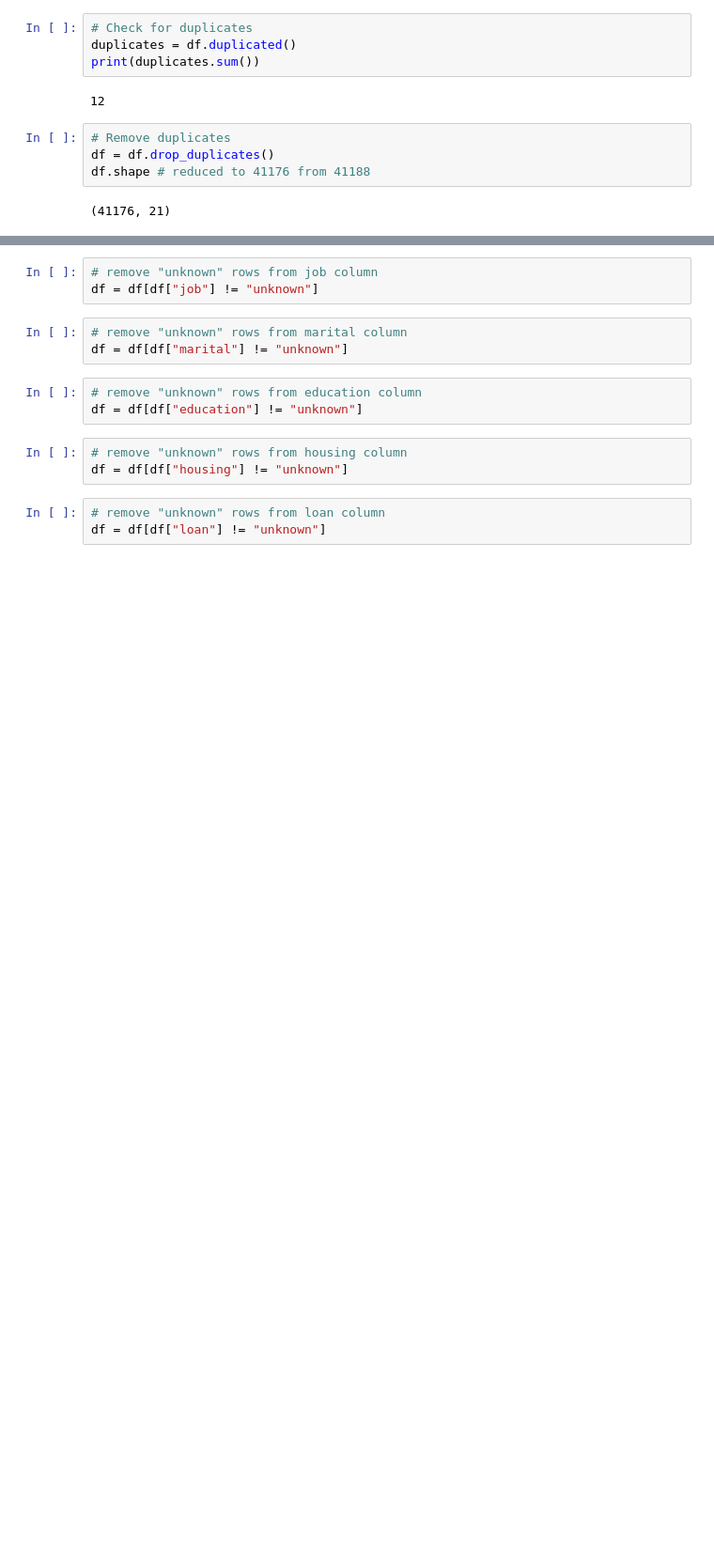
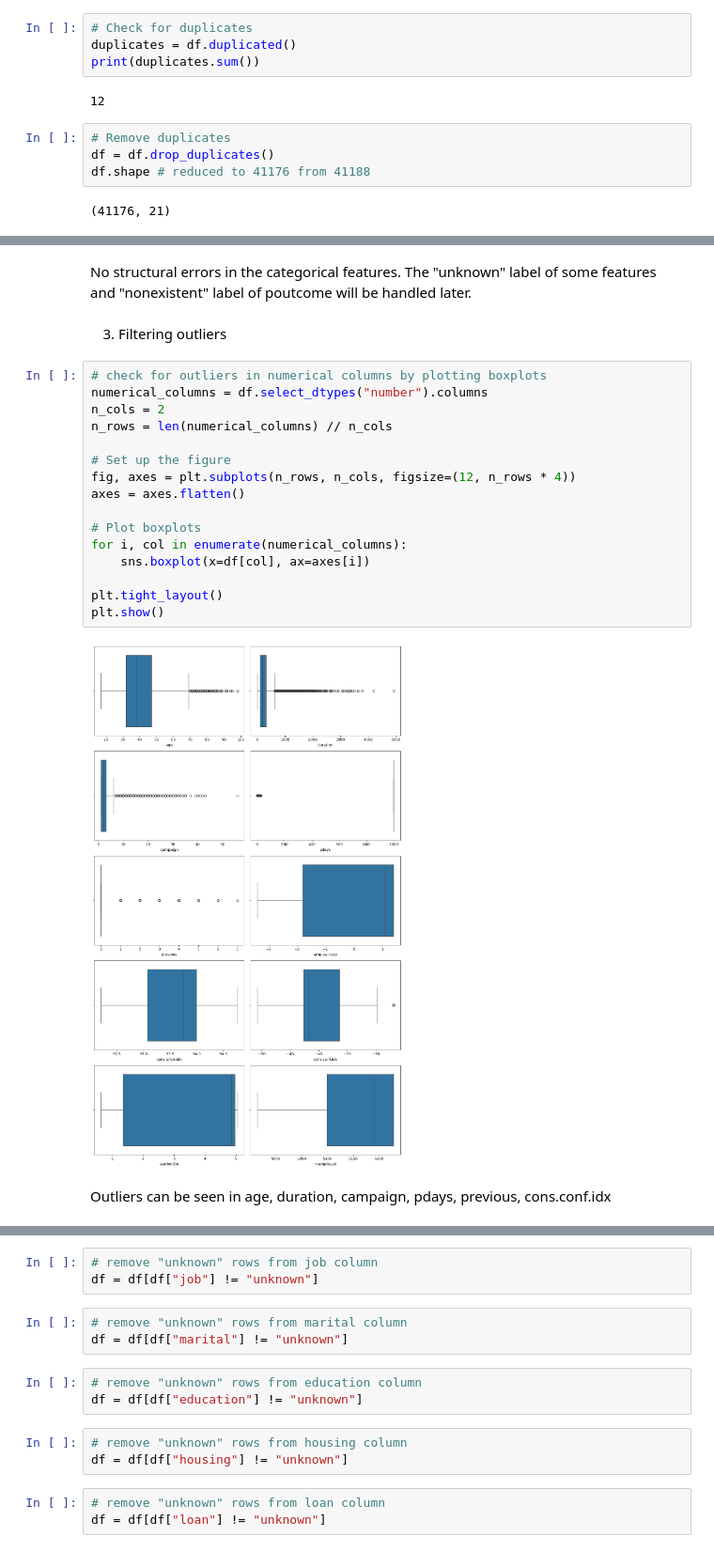
Before and after one commit to Chanidu-Edirisinghe/MachineLearningCW, a Jupyter notebook: RandomForest.ipynb, the cells around one changed output, grey strips where cells are left out. Shown at 94% size. Cells and saved outputs as stored; diff of their text form; blank space fills up the shorter version.

```diff
--- a/RandomForest.ipynb
+++ b/RandomForest.ipynb
@@ -63,0 +64,24 @@ df.shape # reduced to 41176 from 41188
+# %% [markdown]
+No structural errors in the categorical features. The "unknown" label of some features and "nonexistent" label of poutcome will be handled later.
+# %% [markdown]
+3) Filtering outliers
+# %%
+# check for outliers in numerical columns by plotting boxplots
+numerical_columns = df.select_dtypes("number").columns
+n_cols = 2
+n_rows = len(numerical_columns) // n_cols
+
+# Set up the figure
+fig, axes = plt.subplots(n_rows, n_cols, figsize=(12, n_rows * 4))
+axes = axes.flatten()
+
+# Plot boxplots
+for i, col in enumerate(numerical_columns):
+    sns.boxplot(x=df[col], ax=axes[i])
+
+plt.tight_layout()
+plt.show()
+# %% [output]
+[figure, added]
+# %% [markdown]
+Outliers can be seen in age, duration, campaign, pdays, previous, cons.conf.idx
```
Also changed, not shown: parts of 80 cells of this notebook.
